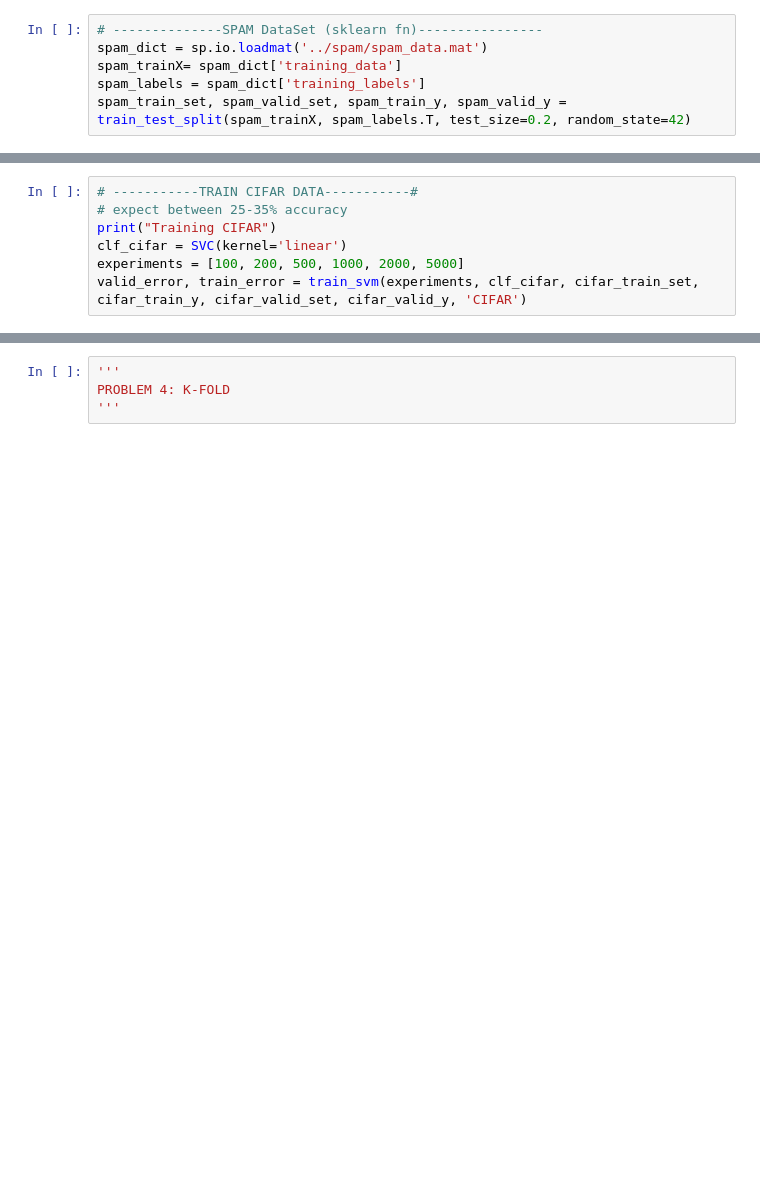
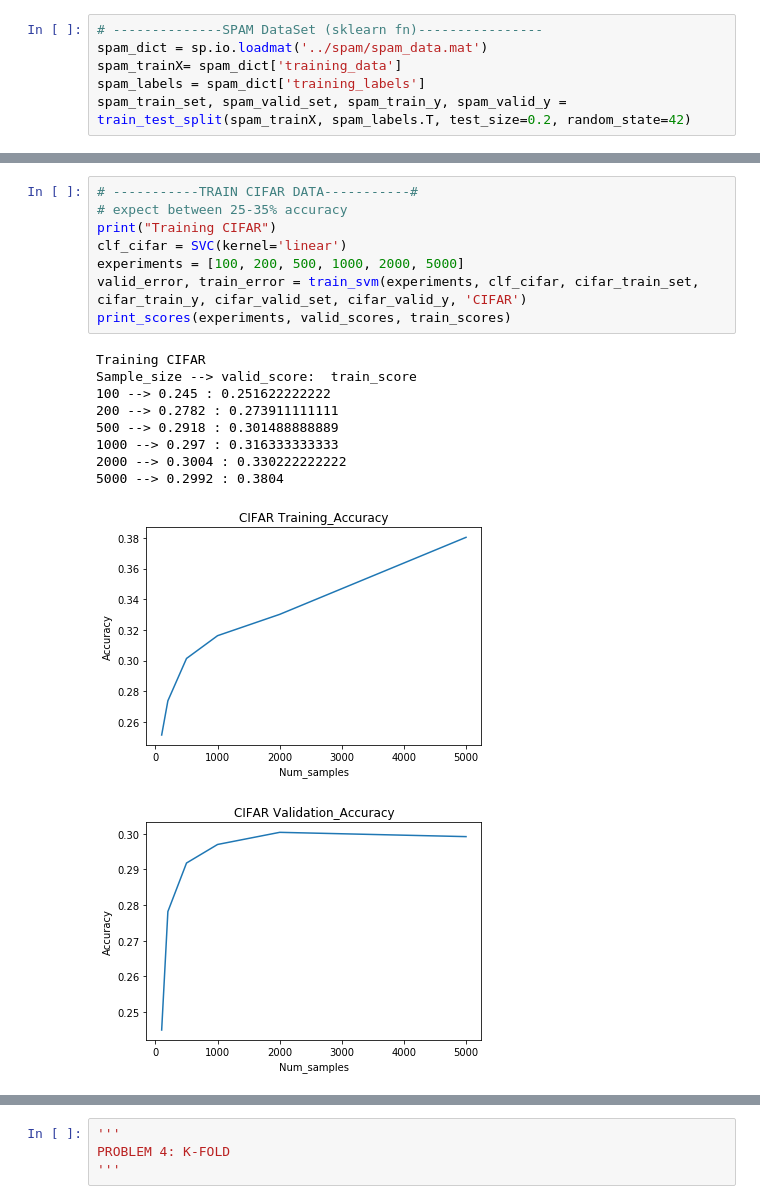
Before and after one commit to maialena/CS189-Machine_Learning, a Jupyter notebook: src/main.ipynb, the cells around one changed output, grey strips where cells are left out. Drawn from its saved outputs; the diff is of its cells as text; blank space fills up the shorter version.

```diff
--- a/src/main.ipynb
+++ b/src/main.ipynb
@@ -155,10 +159,22 @@ KeyboardInterrupt:
 # %%
 # -----------TRAIN CIFAR DATA-----------#
 # expect between 25-35% accuracy
 print("Training CIFAR")
 clf_cifar = SVC(kernel='linear')
 experiments = [100, 200, 500, 1000, 2000, 5000]
 valid_error, train_error = train_svm(experiments, clf_cifar, cifar_train_set, cifar_train_y, cifar_valid_set, cifar_valid_y, 'CIFAR')
+print_scores(experiments, valid_scores, train_scores)
+# %% [output]
+Training CIFAR
+Sample_size --> valid_score:  train_score
+100 --> 0.245 : 0.251622222222
+200 --> 0.2782 : 0.273911111111
+500 --> 0.2918 : 0.301488888889
+1000 --> 0.297 : 0.316333333333
+2000 --> 0.3004 : 0.330222222222
+5000 --> 0.2992 : 0.3804
+[figure, added]
+[figure, added]
 # %%
 # ----------TRAIN SPAM DATA -------------#
 # expect between 70-90% accuracy
```
Also changed, not shown: parts of 21 cells of this notebook.
